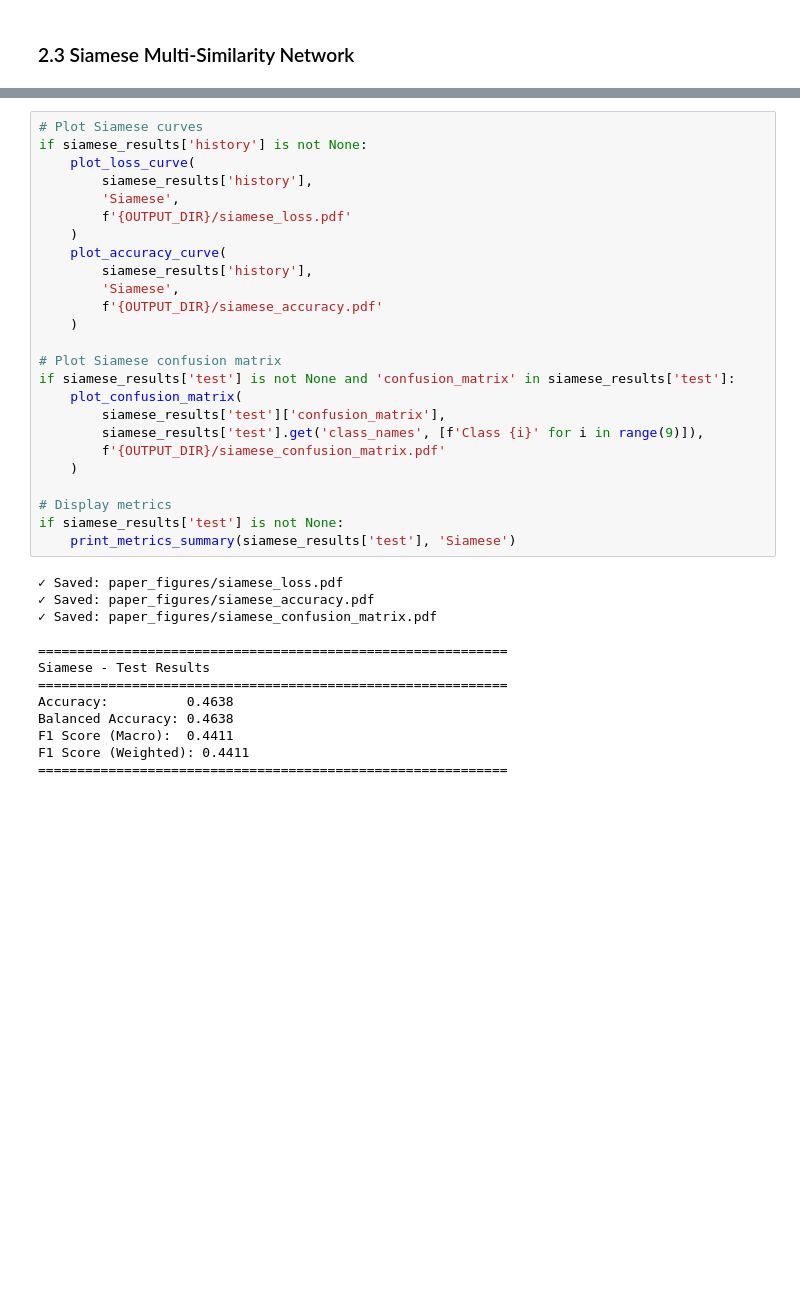
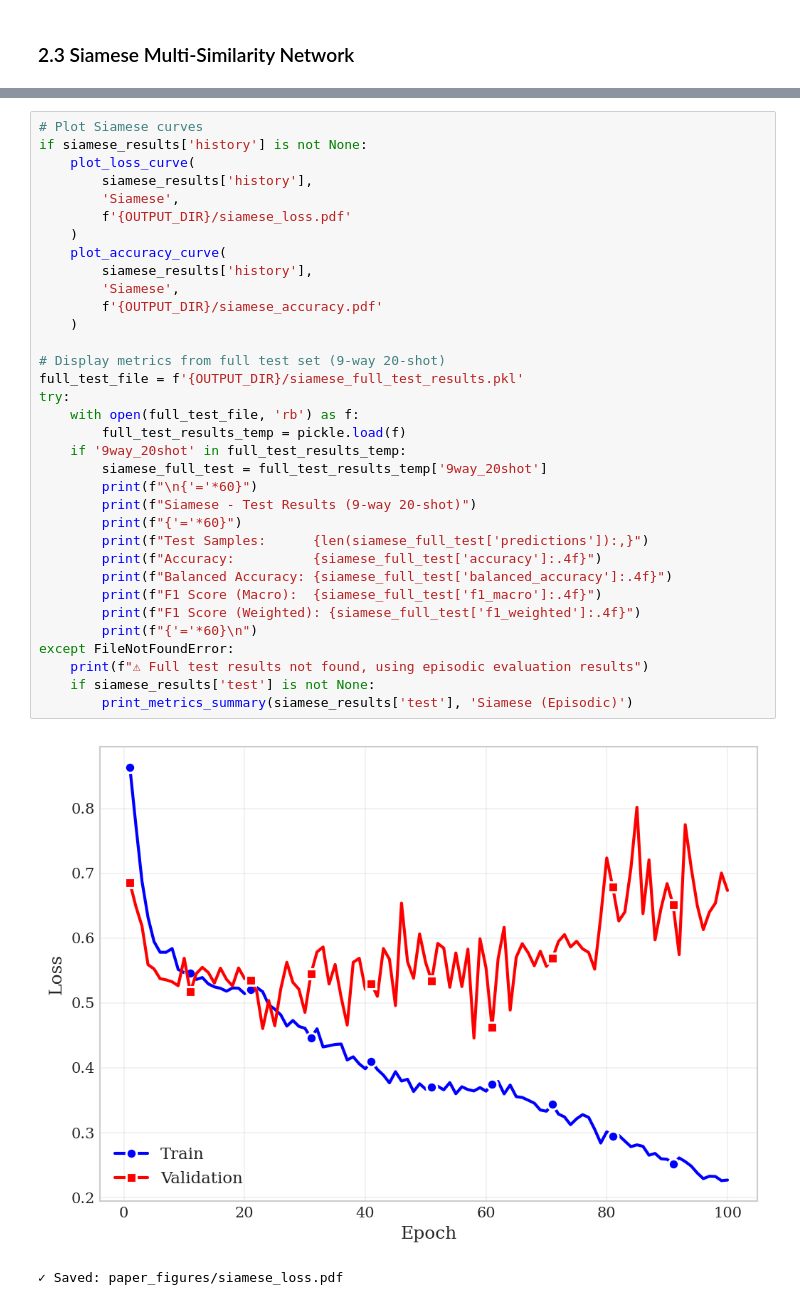
Before and after one commit to carlosnatalino/ONDM_2026_Siamese, a Jupyter notebook: visualize_results.ipynb, the cells around one changed output, grey strips where cells are left out. Saved outputs shown, nothing was run; the diff lists cells and outputs as text; blank space fills up the shorter version.

```diff
--- a/visualize_results.ipynb
+++ b/visualize_results.ipynb
@@ -535,38 +555,37 @@ Ploting accuracy, loss, confusion matrix, and results summary...
 # %%
 # Plot Siamese curves
 if siamese_results['history'] is not None:
     plot_loss_curve(
         siamese_results['history'],
         'Siamese',
         f'{OUTPUT_DIR}/siamese_loss.pdf'
     )
     plot_accuracy_curve(
         siamese_results['history'],
         'Siamese',
         f'{OUTPUT_DIR}/siamese_accuracy.pdf'
     )
 
-# Plot Siamese confusion matrix
-if siamese_results['test'] is not None and 'confusion_matrix' in siamese_results['test']:
-    plot_confusion_matrix(
-        siamese_results['test']['confusion_matrix'],
-        siamese_results['test'].get('class_names', [f'Class {i}' for i in range(9)]),
-        f'{OUTPUT_DIR}/siamese_confusion_matrix.pdf'
-    )
-
-# Display metrics
-if siamese_results['test'] is not None:
-    print_metrics_summary(siamese_results['test'], 'Siamese')
+# Display metrics from full test set (9-way 20-shot)
+full_test_file = f'{OUTPUT_DIR}/siamese_full_test_results.pkl'
+try:
+    with open(full_test_file, 'rb') as f:
+        full_test_results_temp = pickle.load(f)
+    if '9way_20shot' in full_test_results_temp:
+        siamese_full_test = full_test_results_temp['9way_20shot']
+        print(f"\n{'='*60}")
+        print(f"Siamese - Test Results (9-way 20-shot)")
+        print(f"{'='*60}")
+        print(f"Test Samples:      {len(siamese_full_test['predictions']):,}")
+        print(f"Accuracy:          {siamese_full_test['accuracy']:.4f}")
+        print(f"Balanced Accuracy: {siamese_full_test['balanced_accuracy']:.4f}")
+        print(f"F1 Score (Macro):  {siamese_full_test['f1_macro']:.4f}")
+        print(f"F1 Score (Weighted): {siamese_full_test['f1_weighted']:.4f}")
+        print(f"{'='*60}\n")
+except FileNotFoundError:
+    print(f"⚠ Full test results not found, using episodic evaluation results")
+    if siamese_results['test'] is not None:
+        print_metrics_summary(siamese_results['test'], 'Siamese (Episodic)')
 # %% [output]
+[figure, added]
 ✓ Saved: paper_figures/siamese_loss.pdf
-✓ Saved: paper_figures/siamese_accuracy.pdf
-✓ Saved: paper_figures/siamese_confusion_matrix.pdf
-
-============================================================
-Siamese - Test Results
-============================================================
-Accuracy:          0.4638
-Balanced Accuracy: 0.4638
-F1 Score (Macro):  0.4411
-F1 Score (Weighted): 0.4411
-============================================================
```
Also changed, not shown: parts of 36 cells of this notebook, 5 other files.
